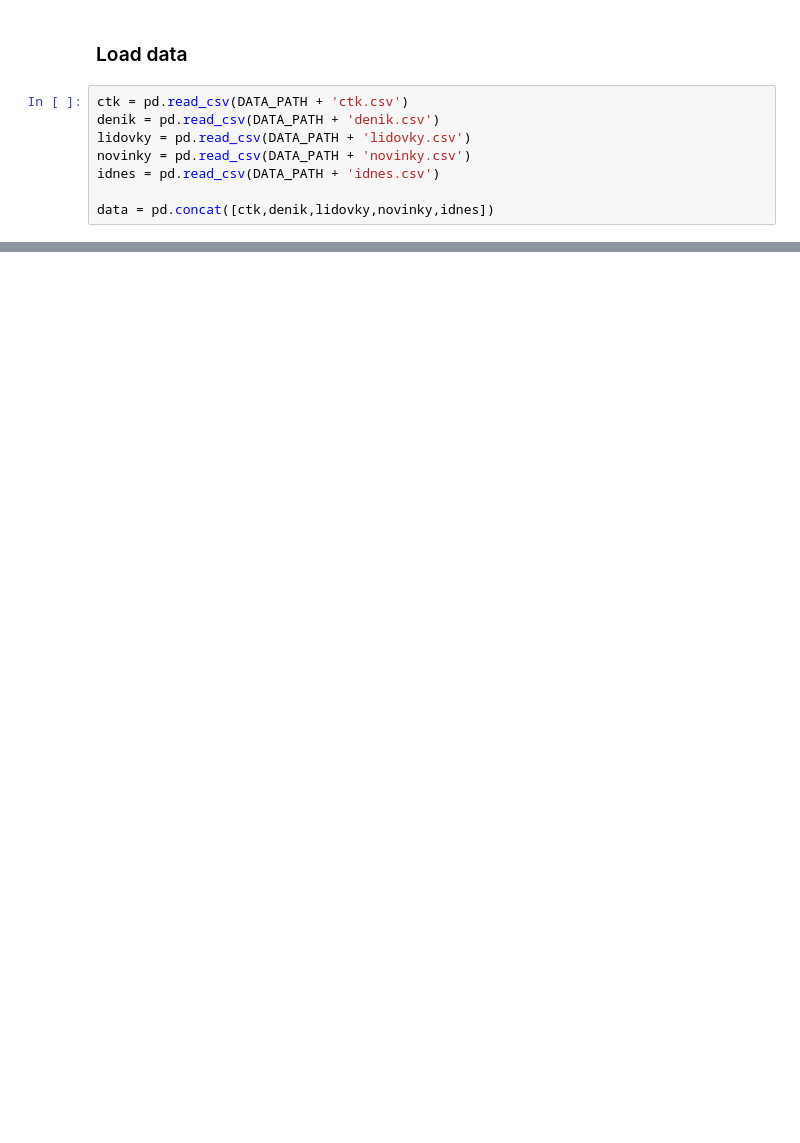
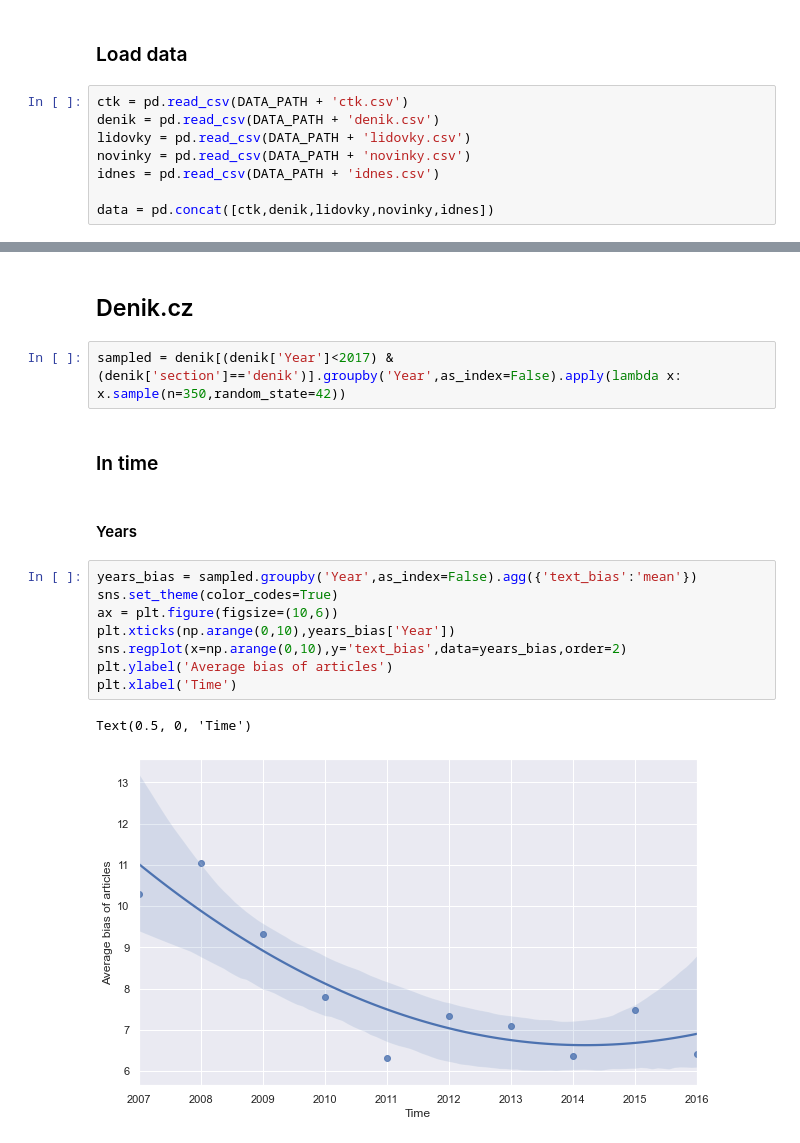
Before and after one commit to horychtom/czech-media-bias-detection, a Jupyter notebook: notebooks/media/full_pipeline/news_experiments.ipynb, the cells around one changed output, grey strips where cells are left out. Drawn from its saved outputs; the diff is of its cells as text; blank space fills up the shorter version.

```diff
--- a/notebooks/media/full_pipeline/news_experiments.ipynb
+++ b/notebooks/media/full_pipeline/news_experiments.ipynb
@@ -158,0 +137,19 @@ sn.histplot(data[data['text_bias']!=0],x='text_bias',hue='subdomain',log_scale=T
+# %% [markdown]
+## Denik.cz
+# %%
+sampled = denik[(denik['Year']<2017) & (denik['section']=='denik')].groupby('Year',as_index=False).apply(lambda x: x.sample(n=350,random_state=42))
+# %% [markdown]
+### In time
+# %% [markdown]
+#### Years
+# %%
+years_bias = sampled.groupby('Year',as_index=False).agg({'text_bias':'mean'})
+sns.set_theme(color_codes=True)
+ax = plt.figure(figsize=(10,6))
+plt.xticks(np.arange(0,10),years_bias['Year'])
+sns.regplot(x=np.arange(0,10),y='text_bias',data=years_bias,order=2)
+plt.ylabel('Average bias of articles')
+plt.xlabel('Time')
+# %% [output]
+Text(0.5, 0, 'Time')
+[figure, added]
```
Also changed, not shown: parts of 29 cells of this notebook, 2 other files.
